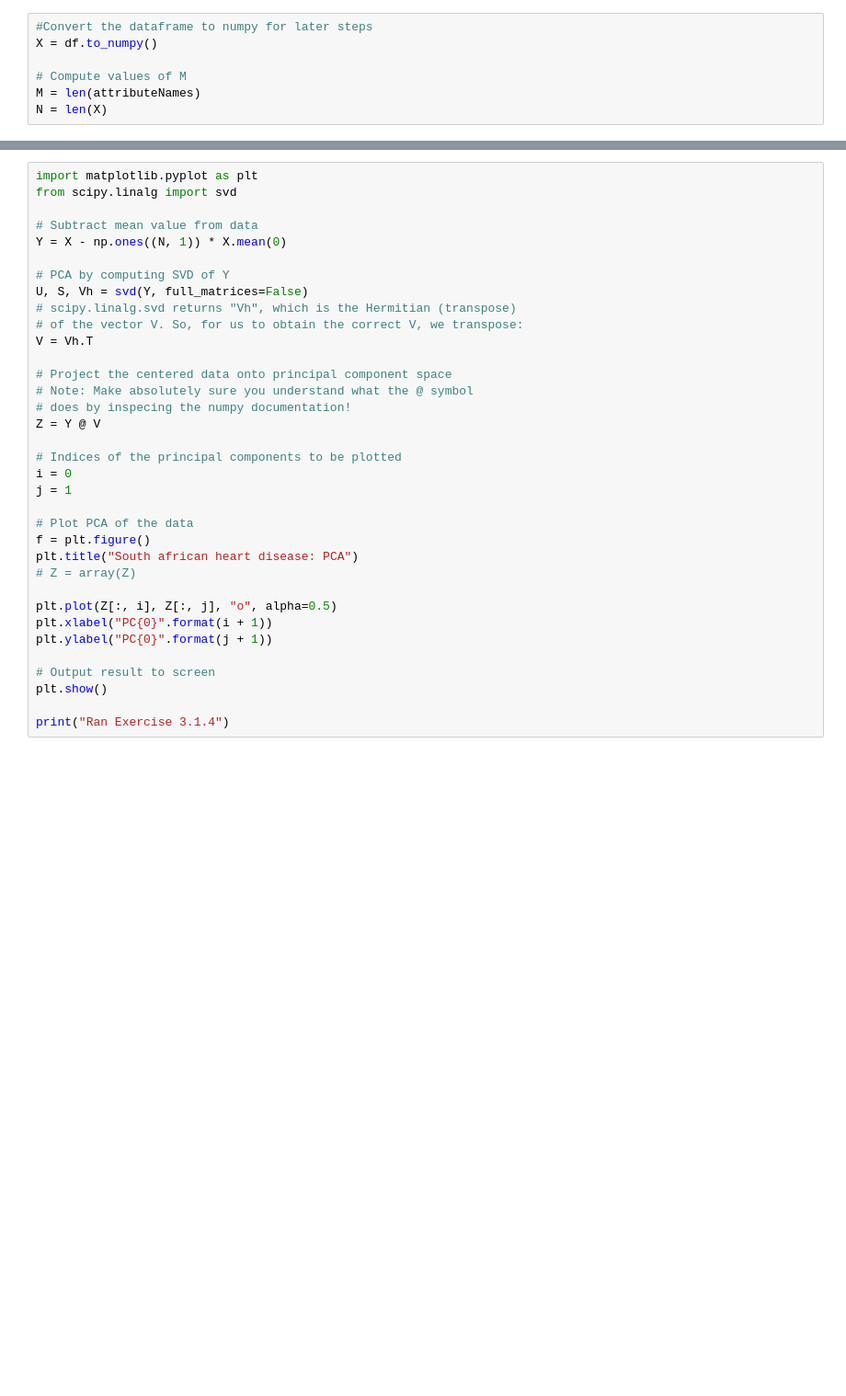
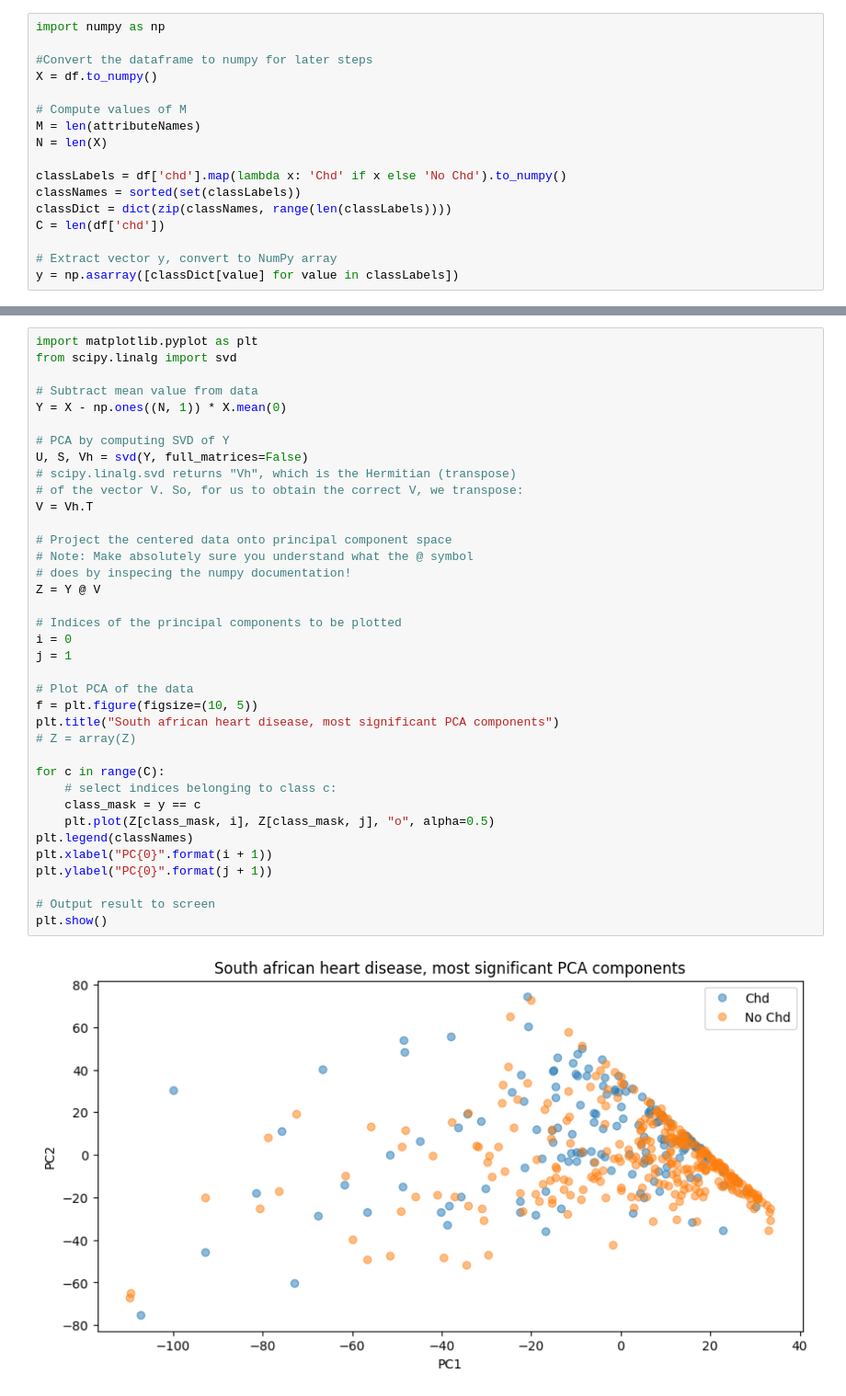
Before and after one commit to KostyalBalint/Intro-to-MI-Project_1, a Jupyter notebook: pca.ipynb, the cells around one changed output, grey strips where cells are left out. Shown at 92% size. Saved outputs shown, nothing was run; the diff lists cells and outputs as text; blank space fills up the shorter version.

```diff
--- a/pca.ipynb
+++ b/pca.ipynb
@@ -36,10 +37,20 @@ df['famhist'] = pd.Categorical(df['famhist']).codes
 # Extract the name of the attributes (columns)
 attributeNames = list(map(lambda x: x.capitalize(), df.columns.tolist()))
 # %%
+import numpy as np
+
 #Convert the dataframe to numpy for later steps
 X = df.to_numpy()
 
 # Compute values of M
 M = len(attributeNames)
 N = len(X)
+
+classLabels = df['chd'].map(lambda x: 'Chd' if x else 'No Chd').to_numpy()
+classNames = sorted(set(classLabels))
+classDict = dict(zip(classNames, range(len(classLabels))))
+C = len(df['chd'])
+
+# Extract vector y, convert to NumPy array
+y = np.asarray([classDict[value] for value in classLabels])
 # %%
@@ -83,38 +109,42 @@ print("Ran Exercise 3.1.3")
 # %%
 import matplotlib.pyplot as plt
 from scipy.linalg import svd
 
 # Subtract mean value from data
 Y = X - np.ones((N, 1)) * X.mean(0)
 
 # PCA by computing SVD of Y
 U, S, Vh = svd(Y, full_matrices=False)
 # scipy.linalg.svd returns "Vh", which is the Hermitian (transpose)
 # of the vector V. So, for us to obtain the correct V, we transpose:
 V = Vh.T
 
 # Project the centered data onto principal component space
 # Note: Make absolutely sure you understand what the @ symbol
 # does by inspecing the numpy documentation!
 Z = Y @ V
 
 # Indices of the principal components to be plotted
 i = 0
 j = 1
 
 # Plot PCA of the data
-f = plt.figure()
-plt.title("South african heart disease: PCA")
+f = plt.figure(figsize=(10, 5))
+plt.title("South african heart disease, most significant PCA components")
 # Z = array(Z)
 
-plt.plot(Z[:, i], Z[:, j], "o", alpha=0.5)
+for c in range(C):
+    # select indices belonging to class c:
+    class_mask = y == c
+    plt.plot(Z[class_mask, i], Z[class_mask, j], "o", alpha=0.5)
+plt.legend(classNames)
 plt.xlabel("PC{0}".format(i + 1))
 plt.ylabel("PC{0}".format(j + 1))
 
 # Output result to screen
 plt.show()
-
-print("Ran Exercise 3.1.4")
+# %% [output]
+[figure, added]
 # %%
 
 import matplotlib.pyplot as plt
```
Also changed, not shown: parts of 5 cells of this notebook, 1 other file.
